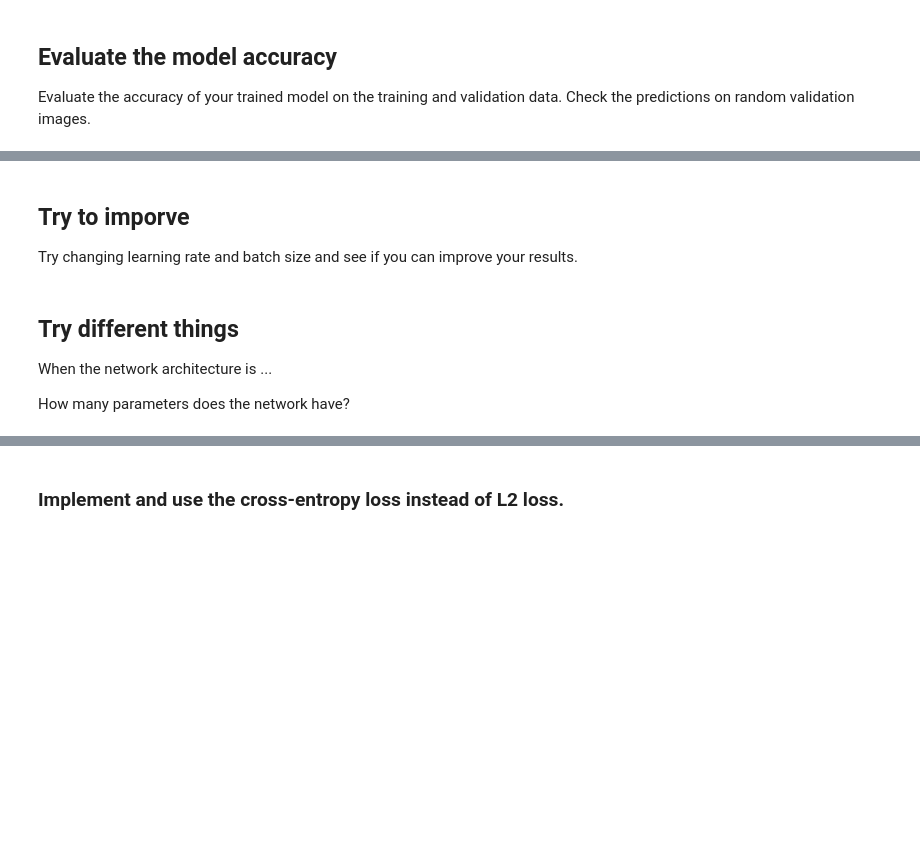
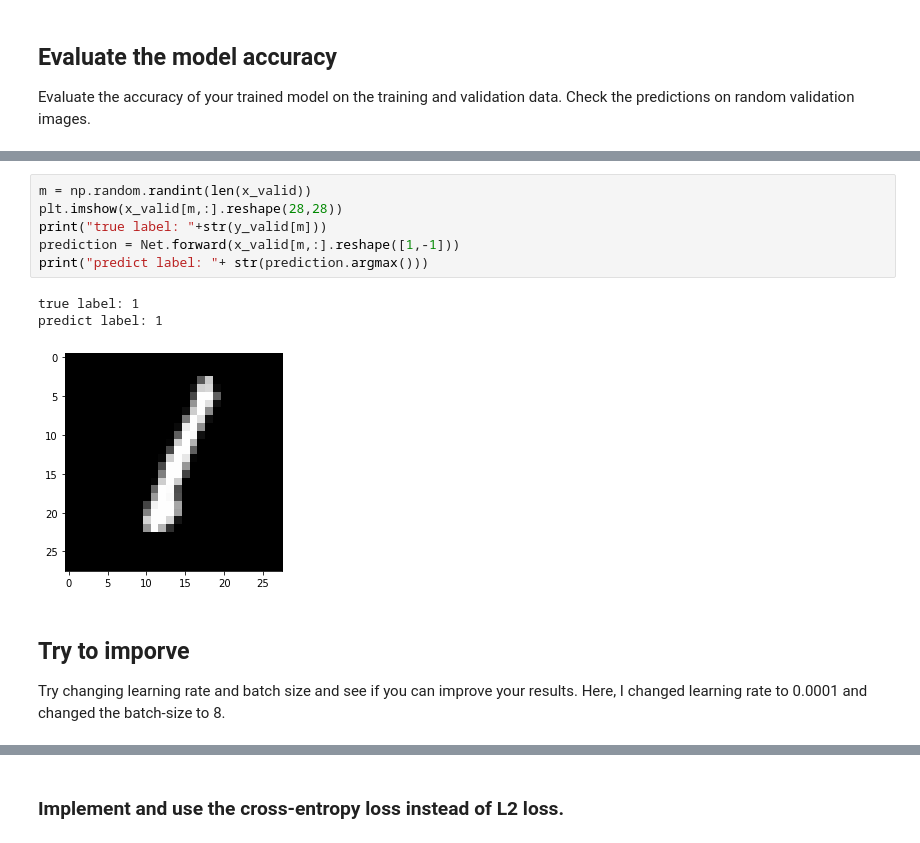
Before and after one commit to yeb2Binfang/DS_GY_3001_CV, a Jupyter notebook: HW/HW4/homework4.ipynb, the cells around one changed output, grey strips where cells are left out. Drawn from its saved outputs; the diff is of its cells as text; blank space fills up the shorter version.

```diff
--- a/HW/HW4/homework4.ipynb
+++ b/HW/HW4/homework4.ipynb
@@ -177,9 +238,14 @@ Evaluate the accuracy of your trained model on the training and validation data.
+# %%
+m = np.random.randint(len(x_valid))
+plt.imshow(x_valid[m,:].reshape(28,28))
+print("true label: "+str(y_valid[m]))
+prediction = Net.forward(x_valid[m,:].reshape([1,-1]))
+print("predict label: "+ str(prediction.argmax()))
+# %% [output]
+true label: 1
+predict label: 1
+[figure, added]
 # %% [markdown]
 ## Try to imporve
 Try changing learning rate and batch size and see if you can improve your results.
+Here, I changed learning rate to 0.0001 and changed the batch-size to 8.
-# %% [markdown]
-## Try different things
-
-When the network architecture is ...
-
-How many parameters does the network have?
```
Also changed, not shown: parts of 12 cells of this notebook.
